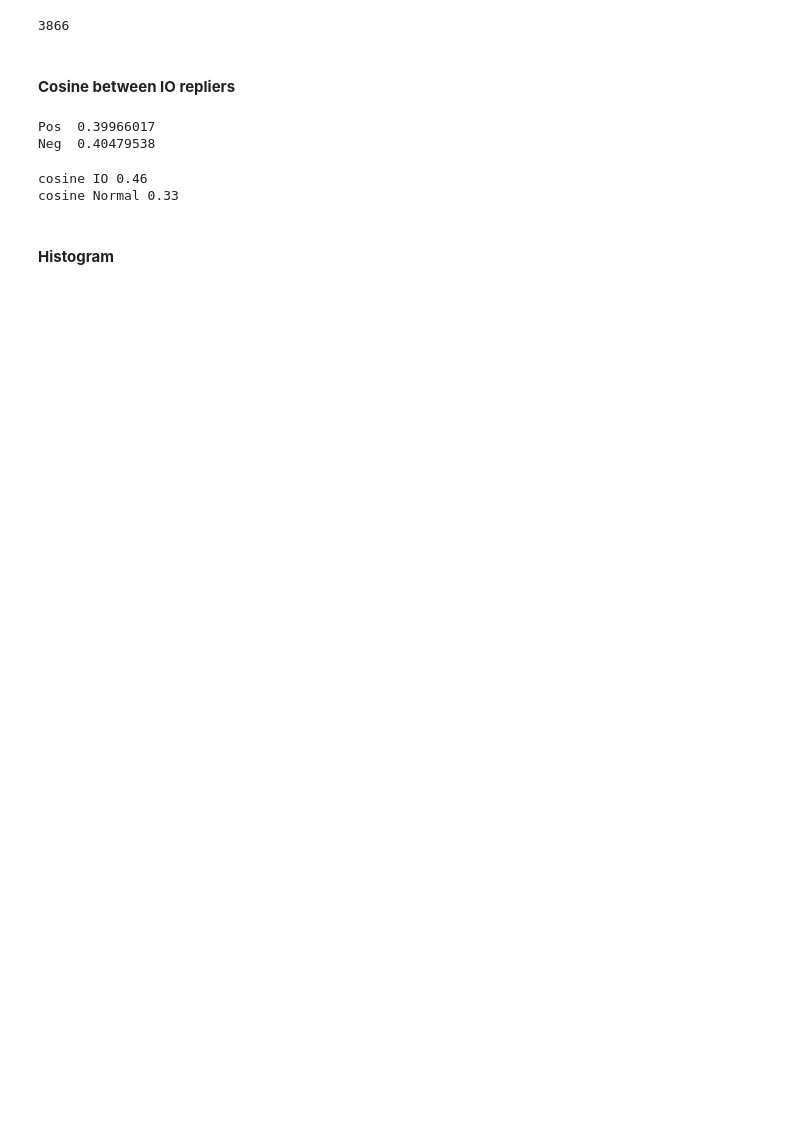
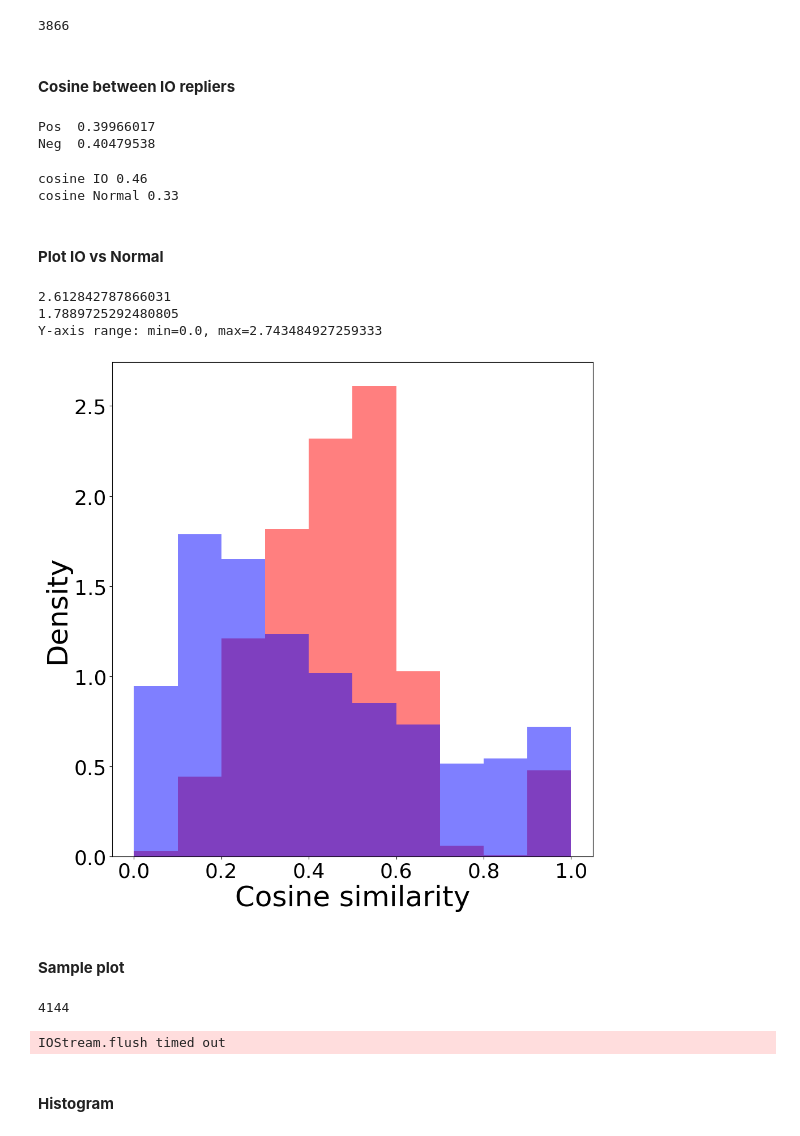
Before and after one commit to osome-iu/io-coordinated-replies, a Jupyter notebook: script/notebooks/reply_coordination/cosine_viz/pairwise_cosine_viz.ipynb, the cells around one changed output. Cells and saved outputs as stored; diff of their text form; code cells hidden in the pictures; blank space fills up the shorter version.

```diff
--- a/script/notebooks/reply_coordination/cosine_viz/pairwise_cosine_viz.ipynb
+++ b/script/notebooks/reply_coordination/cosine_viz/pairwise_cosine_viz.ipynb
@@ -78,3 +87,5 @@ cosine IO 0.46
 cosine Normal 0.33
 # %%
 # df_pos_cosine_01 = df_pos_cosine.loc[(df_pos_cosine['replier_label_x'] == 0) & (df_pos_cosine['replier_label_y'] == 1)]
+# %% [markdown]
+#### **Plot IO vs Normal**
@@ -80,0 +209,36 @@ cosine Normal 0.33
+# %%
+bins = list(np.arange(0, 1.01, 0.1))
+parameters =  {
+        'data': [df_pos_cosine_1,df_pos_cosine_0] ,
+        'fontsize': 36,
+        'legend_font': 24,
+        'columns': [
+            {'column': 'cosine',
+             'label': 'IO repliers',
+            },
+            {'column': 'cosine',
+             'label': 'Normal repliers',
+            }
+           ],
+        'tick_size': 26,
+        'xlabel': 'Cosine similarity',
+        'ylabel': 'Density',
+        # 'legend_location': 'upper left',
+        'log_yscale': False,
+        'log_xscale': False,
+        'bins': bins,
+        # 'save': {
+        #     'path': './plots',
+        #     'filename': 'kde_sample_histogram_io_normal_replier.png'
+        # },
+        'title': ''
+    }
+
+plot_single_histogram(parameters)
+# %% [output]
+2.612842787866031
+1.7889725292480805
+Y-axis range: min=0.0, max=2.743484927259333
+[figure, added]
+# %% [markdown]
+#### **Sample plot**
@@ -81,3 +255,38 @@ cosine Normal 0.33
+# %%
+import gc
+
+del df_stat
+gc.collect()
+# %% [output]
+4144
+# %%
+all_df = [df_pos_cosine_0]
+for i in range(0,10):
+    df_sample = df_0.sample(len(df_1), random_state=i)
+
+    df_0 = df_0.loc[~df_0['replier_userid'].isin(
+        df_sample['replier_userid']
+    )]
+
+    df_all = pd.concat([df_sample,
+                        df_1
+                       ])
+
+    df_sample_cosine = df_pos_cosine_0.loc[
+        df_pos_cosine_0['replier_userid_x'].isin(
+            df_all['replier_userid']
+        ) | df_pos_cosine_0['replier_userid_y'].isin(
+            df_all['replier_userid']
+        )
+    ]
+    all_df.append(df_sample_cosine)
+
+    del df_all
+    del df_sample
+
+    gc.collect()
+# %% [output]
+IOStream.flush timed out
 # %% [markdown]
 #### **Histogram**
 # %%
```
Also changed, not shown: parts of 8 cells of this notebook.
